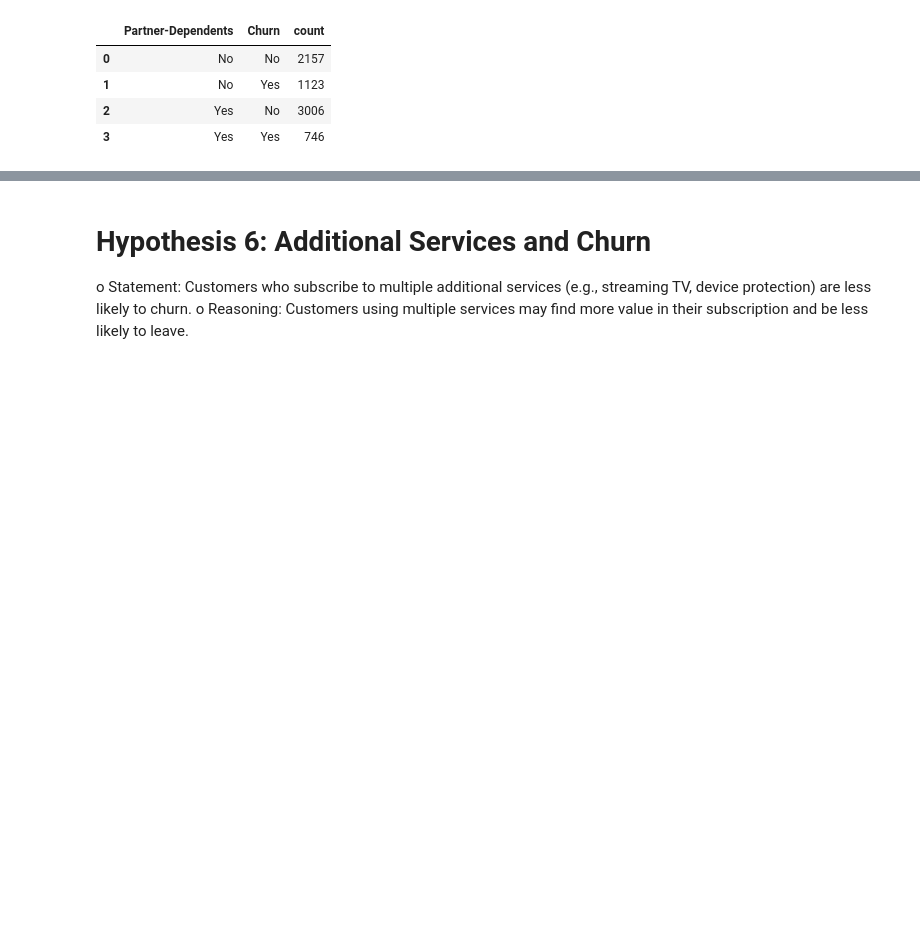
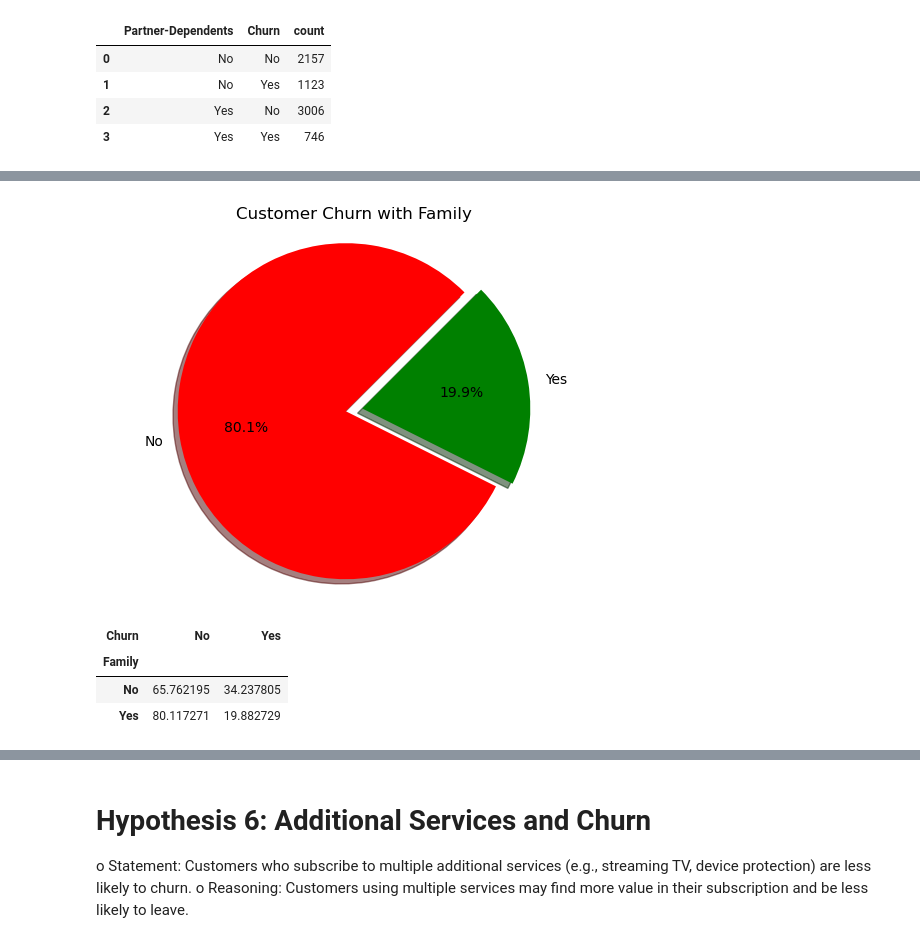
Before and after one commit to Eder-2024/Project_1-Telco, a Jupyter notebook: Hypothesis/Main_Code.ipynb, the cells around one changed output, grey strips where cells are left out. Saved outputs shown, nothing was run; the diff lists cells and outputs as text; code cells hidden in the pictures; blank space fills up the shorter version.

```diff
--- a/Hypothesis/Main_Code.ipynb
+++ b/Hypothesis/Main_Code.ipynb
@@ -584,0 +588,27 @@ plt.show()
+# %%
+#creating the pie chart to show churn of customers with no family
+#yes - churn customers, no - non-churn customers
+Yes_Family = churn_counts_family_df[churn_counts_family_df['Family'] == 'Yes']
+labels = Yes_Family['Churn']
+customers = Yes_Family['count']
+colors = ['red', 'green']
+explode = (0,0.1)
+
+plt.pie(customers, explode=explode, labels=labels, colors=colors, autopct='%1.1f%%', shadow=True, startangle=45)
+plt.title("Customer Churn with Family")
+plt.axis('equal')  # Equal aspect ratio ensures that pie is drawn as a circle.
+plt.savefig("../Plot/Customer Churn with Family.png")
+plt.show()
+# %% [output]
+[figure, added]
+# %%
+#churn rate with and without Family
+churn_rate_family =data_churn_h5.groupby('Family')['Churn'].value_counts(normalize=True).unstack()
+churn_rate_family['No'] = churn_rate_family['No']*100
+churn_rate_family['Yes'] = churn_rate_family['Yes']*100
+churn_rate_family
+# %% [output]
+| Churn | No | Yes |
+| Family |  |  |
+| No | 65.762195 | 34.237805 |
+| Yes | 80.117271 | 19.882729 |
```
Also changed, not shown: parts of 17 cells of this notebook, 12 other files.
